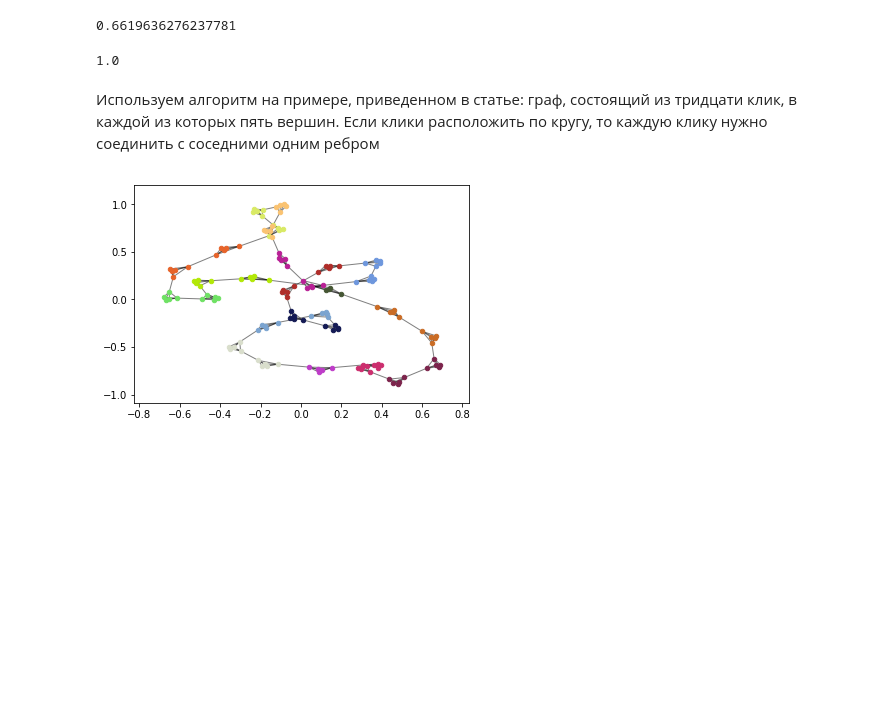
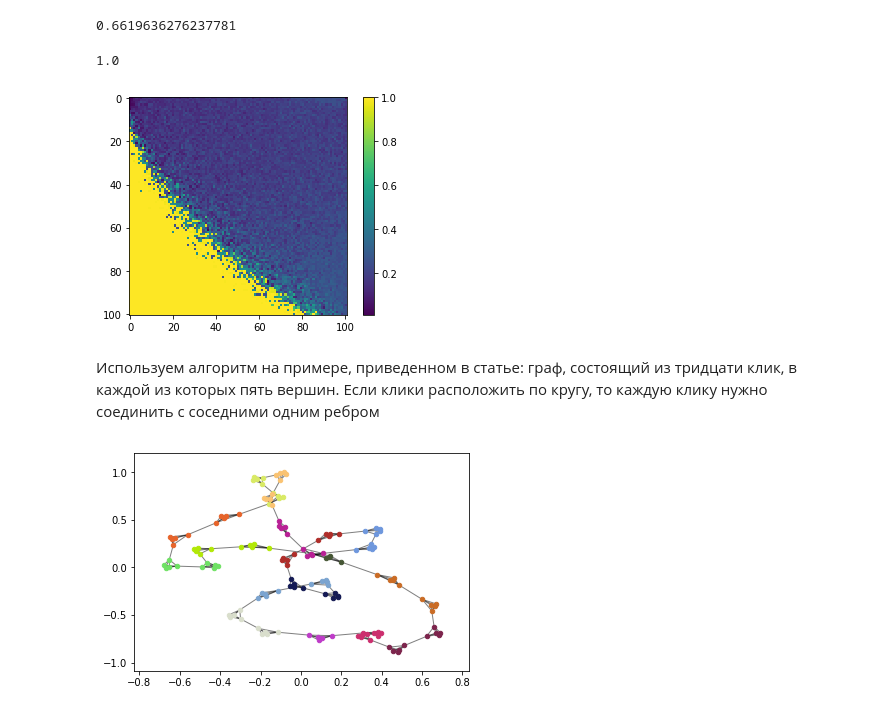
Before and after one commit to mzemlyanikin/hse-clustering, a Jupyter notebook: louvain-test.ipynb, the cells around one changed output. Drawn from its saved outputs; the diff is of its cells as text; code cells hidden in the pictures; blank space fills up the shorter version.

Commit message:
added planted partition test

```diff
--- a/louvain-test.ipynb
+++ b/louvain-test.ipynb
@@ -84,6 +85,28 @@ percent_of_right_nodes = sum(cmp) / n
 print(percent_of_right_nodes)
 # %% [output]
 1.0
+# %%
+Pin_list = [i/100 for i in range(0,101)]
+Pout_list = [i/100 for i in range(0,101)]
+percent = []
+for Pin in Pin_list:
+    percent.append([])
+    for Pout in Pout_list:
+        E = nx.planted_partition_graph(l, k, Pin, Pout)
+        pl_partition = community.best_partition(E)
+        cmp = []
+        for i in range(0,  n):
+            if list_[i] == pl_partition[i]:
+                cmp.append(1)
+            else:
+                cmp.append(0)
+        percent_of_right_nodes = sum(cmp) / n
+        percent[-1].append(percent_of_right_nodes)
+plt.imshow(percent)
+plt.colorbar()
+plt.show()
+# %% [output]
+[figure, added]
 # %% [markdown]
 Используем алгоритм на примере, приведенном в статье: граф, состоящий из тридцати клик, в каждой из которых пять вершин.
 Если клики расположить по кругу, то каждую клику нужно соединить с соседними одним ребром
```
Also changed, not shown: parts of 1 cell of this notebook.
